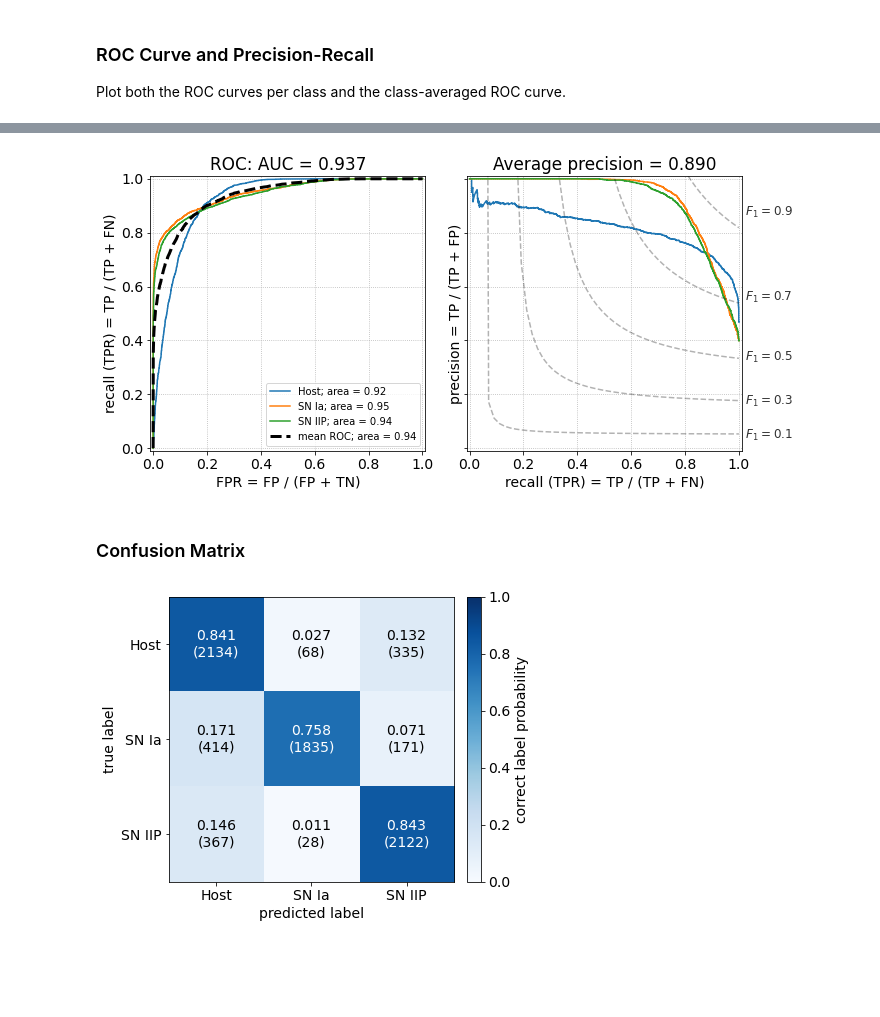
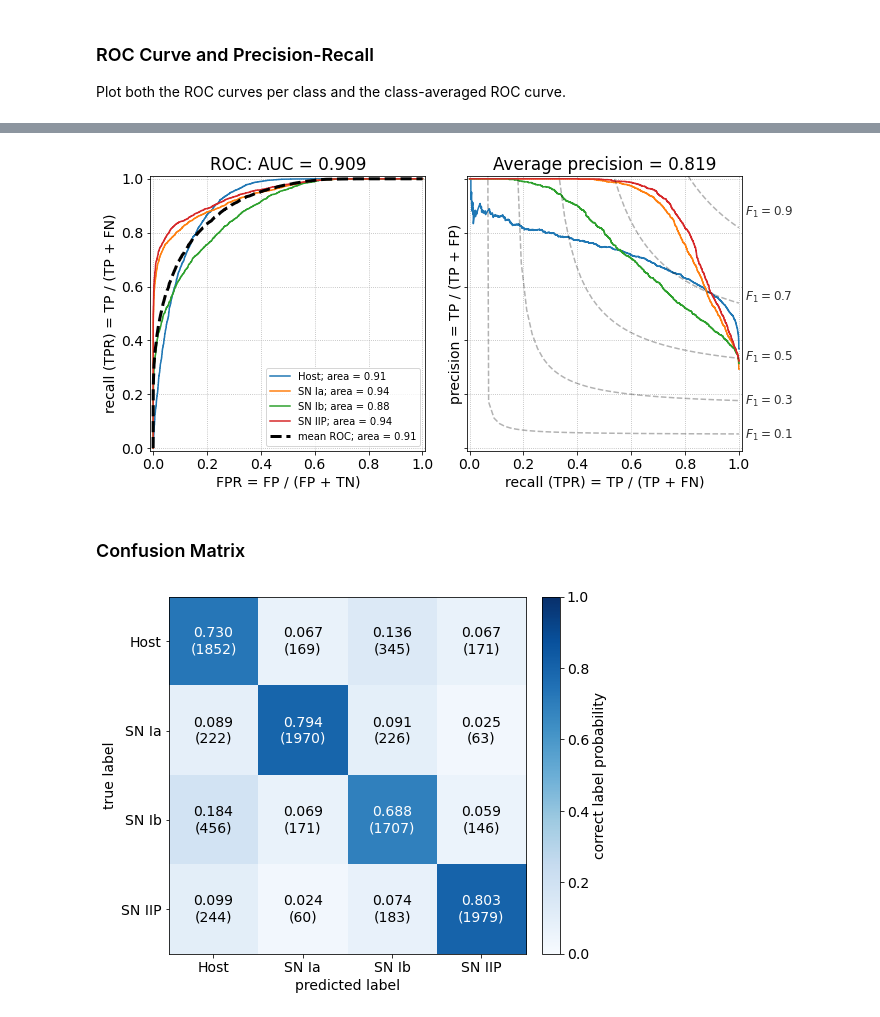
Before and after one commit to desihub/timedomain, a Jupyter notebook: desitrip/docs/nb/cnn_multilabel-restframe.ipynb, the cells around one changed output, grey strips where cells are left out. Drawn from its saved outputs; the diff is of its cells as text; code cells hidden in the pictures; blank space fills up the shorter version.

```diff
--- a/desitrip/docs/nb/cnn_multilabel-restframe.ipynb
+++ b/desitrip/docs/nb/cnn_multilabel-restframe.ipynb
@@ -122,12 +132,14 @@ fig.tight_layout()
 # %%
 x = np.concatenate([host_flux,
                     snia_flux,
+                    snib_flux,
                     sniip_flux
                    ]).reshape(-1, nbins, 1)
 
-ntypes = 3
+ntypes = 4
 labels = ['Host',
           'SN Ia',
+          'SN Ib',
           'SN IIP']
 
 # Convert y-label array to appropriate categorical array
@@ -136,7 +148,8 @@ from tensorflow.keras.utils import to_categorical
 y = to_categorical(
         np.concatenate([np.full(nhost, 0),
                         np.full(nsnia, 1),
-                        np.full(nsniip, 2)
+                        np.full(nsnib, 2),
+                        np.full(nsniip, 3)
                        ]))
 # %%
 x.shape, y.shape
@@ -154,13 +167,15 @@ from tensorflow.keras.initializers import glorot_normal, glorot_uniform
 from tensorflow.keras.optimizers import Adam
 from tensorflow.keras.models import Model, load_model
 # %%
-def network(input_shape, learning_rate=0.0005, reg=0.0032, dropout=0.7436, seed=None):
+def network(input_shape, ncat, learning_rate=0.0005, reg=0.0032, dropout=0.7436, seed=None):
     """Define the CNN structure.
 
     Parameters
     ----------
     input_shape : int
         Shape of the input spectra.
+    ncat : int
+        Number of categories.
     learning_rate : float
         Learning rate.
     reg : float
@@ -226,7 +241,7 @@ def network(input_shape, learning_rate=0.0005, reg=0.0032, dropout=0.7436, seed=
 
     # Output layer with sigmoid activation.
     with backend.name_scope('Output_Layer'):
-        X = Dense(3, kernel_regularizer=regularizers.l2(reg),
+        X = Dense(ncat, kernel_regularizer=regularizers.l2(reg),
               activation='sigmoid',name='Output_Classes')(X)
 
     model = Model(inputs=X_input, outputs=X, name='SNnet')
@@ -237,7 +252,7 @@ def network(input_shape, learning_rate=0.0005, reg=0.0032, dropout=0.7436, seed=
 
     return model
 # %%
-model = network((nbins, 1))
+model = network((nbins, 1), ncat=y.shape[1])
 # %% [output]
 WARNING:tensorflow:Large dropout rate: 0.7436 (>0.5). In TensorFlow 2.x, dropout() uses dropout rate instead of keep_prob. Please ensure that this is intended.
 # %%
@@ -360,7 +376,7 @@ all_tpr = None
 
 fpr = dict()
 tpr = dict()
-for i in range(3):
+for i in range(ntypes):
     fpr[i], tpr[i], _ = roc_curve(y_test[:,i], y_pred[:,i])
     roc_auc = auc(fpr[i], tpr[i])
 
@@ -408,7 +424,7 @@ ax.set(xlabel='recall (TPR) = TP / (TP + FN)',
 
 fig.tight_layout()
 # %% [output]
-[figure, old version]
+[figure, new version]
 # %% [markdown]
 ### Confusion Matrix
 # %%
@@ -419,28 +435,28 @@ from sklearn.metrics import confusion_matrix
 cm = confusion_matrix(y_test.argmax(axis=1), y_pred.argmax(axis=1))
 cmnorm = cm.astype('float') / cm.sum(axis=1)[:, np.newaxis]
 # %%
-fig, ax = plt.subplots(1,1, figsize=(6,5))
+fig, ax = plt.subplots(1,1, figsize=(7,6))
 
 im = ax.imshow(cmnorm, cmap='Blues', vmin=0, vmax=1)
 cb = ax.figure.colorbar(im, ax=ax, fraction=0.046, pad=0.04)
 cb.set_label('correct label probability')
 
 ax.set(aspect='equal',
        xlabel='predicted label',
        xticks=np.arange(cm.shape[1]),
        xticklabels=labels,
        ylabel='true label',
        yticks=np.arange(cm.shape[1]),
        yticklabels=labels)
 
 thresh = 0.5*cm.max()
 for i in range(cm.shape[0]):
     for j in range(cm.shape[1]):
         ax.text(j, i, '{:.3f}\n({:d})'.format(cmnorm[i,j], cm[i,j]),
                 ha='center', va='center',
                 color='black' if cm[i,j] < thresh else 'white')
 
 fig.tight_layout()
 # %% [output]
-[figure, old version]
+[figure, new version]
 # %%
```
Also changed, not shown: parts of 11 cells of this notebook.
